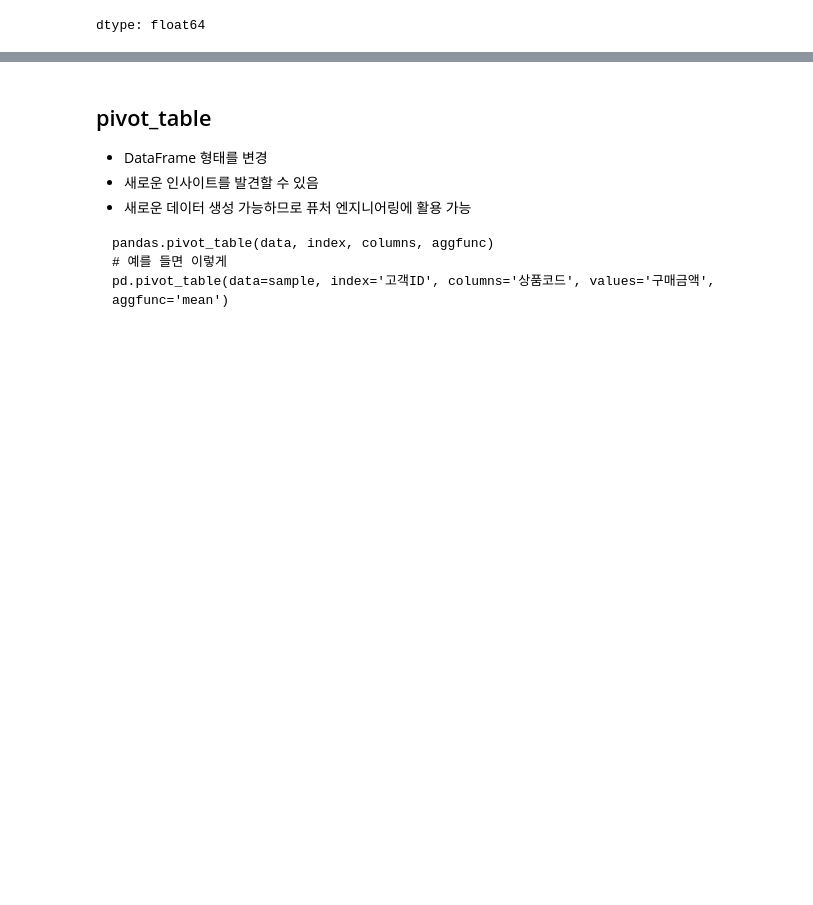
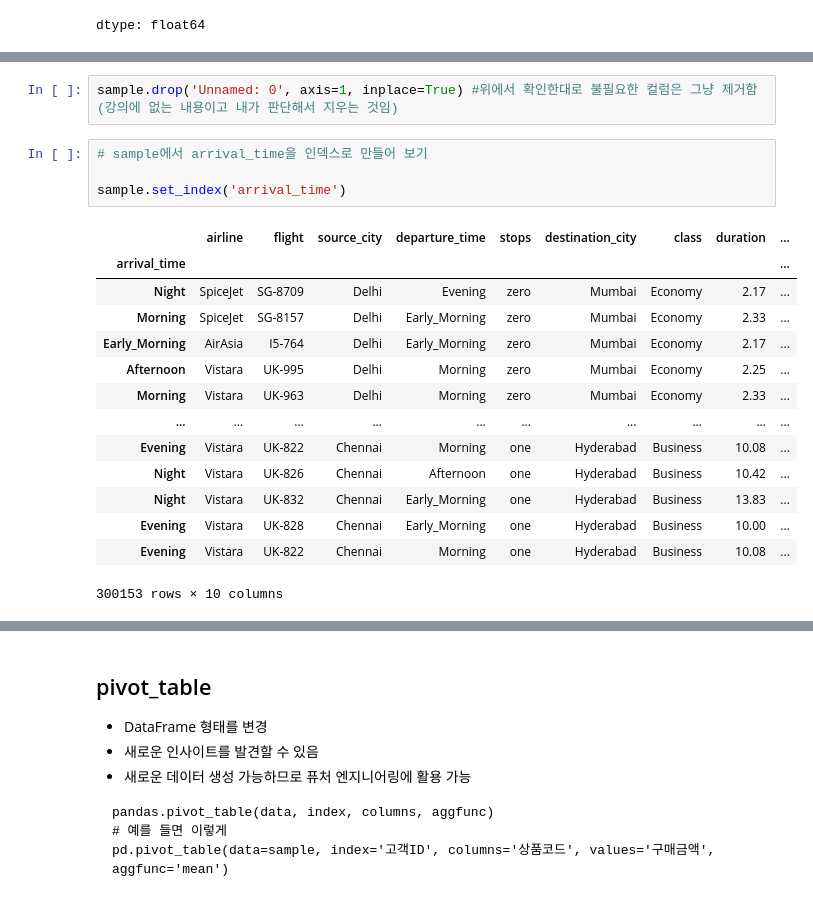
Before and after one commit to ipinid613/github_python_ML, a Jupyter notebook: KT_AICE/Pandas_이해_및_활용_DataFrame 변형하기(이론+실습)_240815.ipynb, the cells around one changed output, grey strips where cells are left out. Cells and saved outputs as stored; diff of their text form; blank space fills up the shorter version.

```diff
--- a/KT_AICE/Pandas_이해_및_활용_DataFrame 변형하기(이론+실습)_240815.ipynb
+++ b/KT_AICE/Pandas_이해_및_활용_DataFrame 변형하기(이론+실습)_240815.ipynb
@@ -207,0 +221,21 @@ dtype: float64
+# %%
+sample.drop('Unnamed: 0', axis=1, inplace=True) #위에서 확인한대로 불필요한 컬럼은 그냥 제거함(강의에 없는 내용이고 내가 판단해서 지우는 것임)
+# %%
+# sample에서 arrival_time을 인덱스로 만들어 보기
+
+sample.set_index('arrival_time')
+# %% [output]
+|  | airline | flight | source_city | departure_time | stops | destination_city | class | duration | ... |
+| arrival_time |  |  |  |  |  |  |  |  | ... |
+| Night | SpiceJet | SG-8709 | Delhi | Evening | zero | Mumbai | Economy | 2.17 | ... |
+| Morning | SpiceJet | SG-8157 | Delhi | Early_Morning | zero | Mumbai | Economy | 2.33 | ... |
+| Early_Morning | AirAsia | I5-764 | Delhi | Early_Morning | zero | Mumbai | Economy | 2.17 | ... |
+| Afternoon | Vistara | UK-995 | Delhi | Morning | zero | Mumbai | Economy | 2.25 | ... |
+| Morning | Vistara | UK-963 | Delhi | Morning | zero | Mumbai | Economy | 2.33 | ... |
+| ... | ... | ... | ... | ... | ... | ... | ... | ... | ... |
+| Evening | Vistara | UK-822 | Chennai | Morning | one | Hyderabad | Business | 10.08 | ... |
+| Night | Vistara | UK-826 | Chennai | Afternoon | one | Hyderabad | Business | 10.42 | ... |
+| Night | Vistara | UK-832 | Chennai | Early_Morning | one | Hyderabad | Business | 13.83 | ... |
+| Evening | Vistara | UK-828 | Chennai | Early_Morning | one | Hyderabad | Business | 10.00 | ... |
+| Evening | Vistara | UK-822 | Chennai | Morning | one | Hyderabad | Business | 10.08 | ... |
+300153 rows × 10 columns
```
Also changed, not shown: parts of 22 cells of this notebook.
